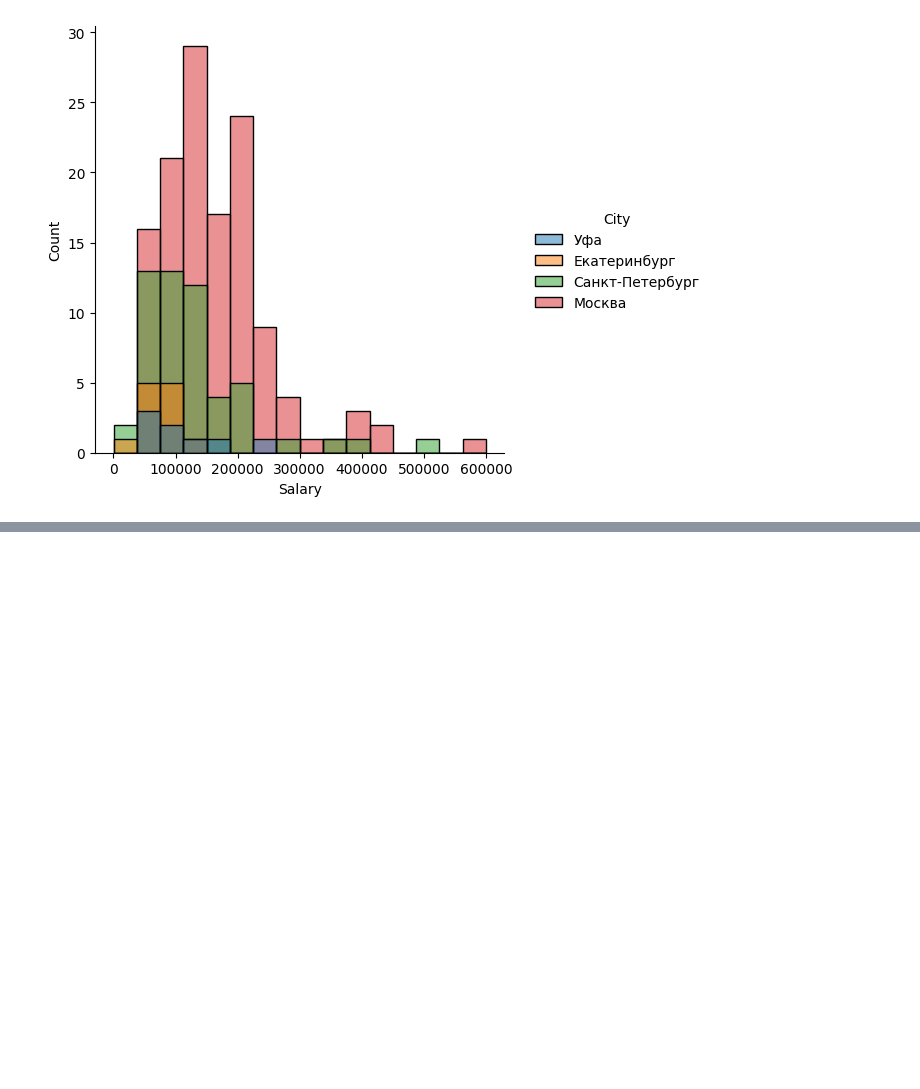
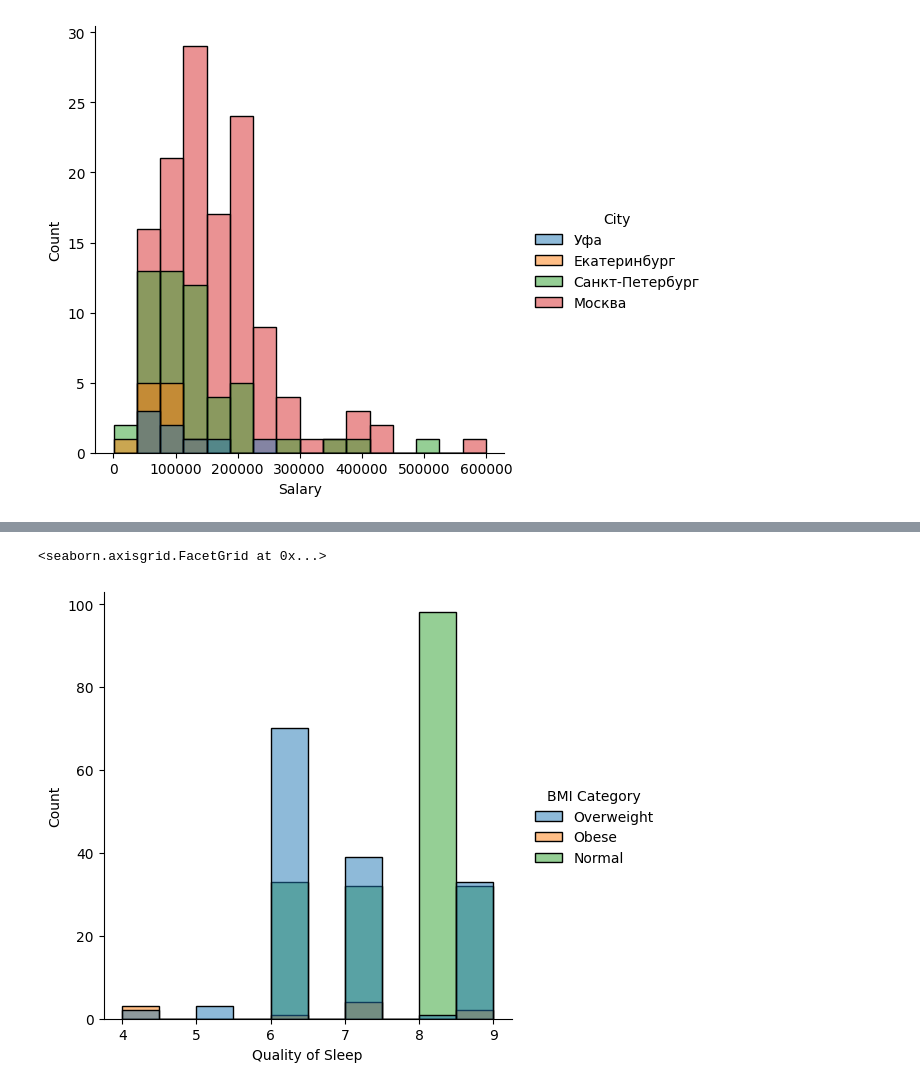
Before and after one commit to Ref-ka/career_guidance, a Jupyter notebook: creer_guidance.ipynb, the cells around one changed output, grey strips where cells are left out. Cells and saved outputs as stored; diff of their text form; code cells hidden in the pictures; blank space fills up the shorter version.

```diff
--- a/creer_guidance.ipynb
+++ b/creer_guidance.ipynb
@@ -100,0 +127,10 @@ sns.catplot(city_data, x='Salary', hue='City')
+# %%
+sleep_overweight = sleep_data.loc[sleep_data['BMI Category'] == 'Overweight']
+sleep_obese = sleep_data.loc[sleep_data['BMI Category'] == 'Obese']
+sleep_normal = sleep_data.loc[sleep_data['BMI Category'] == 'Normal']
+data_bmi = pd.concat([sleep_overweight, sleep_obese, sleep_normal])
+# %%
+sns.displot(data_bmi, x='Quality of Sleep', hue='BMI Category')
+# %% [output]
+<seaborn.axisgrid.FacetGrid at 0x...>
+[figure, added]
```
Also changed, not shown: parts of 8 cells of this notebook.
